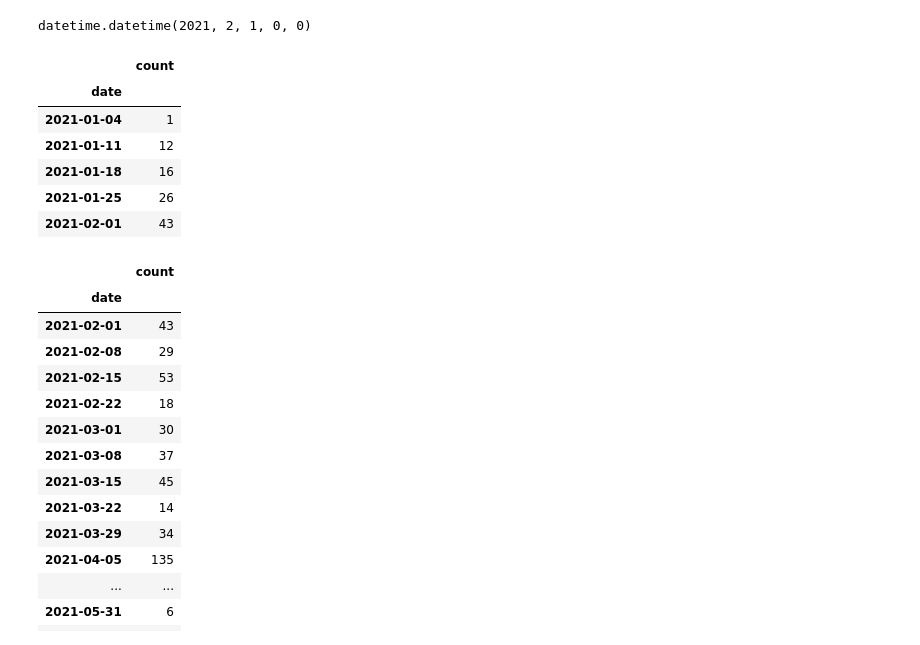
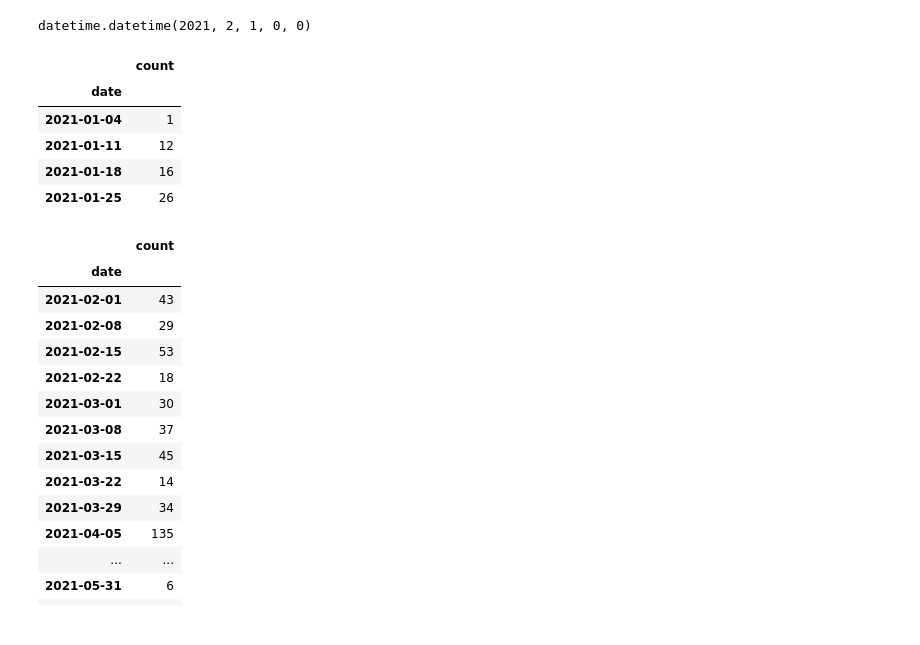
Before and after one commit to anastasia-pashkova/TDI_capstone, a Jupyter notebook: aap_capstone_2022-03-29_data_analysis.ipynb, the cells around one changed output. Saved outputs shown, nothing was run; the diff lists cells and outputs as text; code cells hidden in the pictures.

```diff
--- a/aap_capstone_2022-03-29_data_analysis.ipynb
+++ b/aap_capstone_2022-03-29_data_analysis.ipynb
@@ -159,16 +174,15 @@ datetime.datetime(2021, 2, 1, 0, 0)
 # %%
 df_user1_weekly_jan = df_user1_weekly.loc['2020-12-31':'2021-01-31']
 # df.loc['2014-01-01':'2014-02-01']
-# %%
-df_user1_weekly_jan_june
-# %% [output]
-|  | count |
-| date |  |
-| 2021-01-04 | 1 |
-| 2021-01-11 | 12 |
-| 2021-01-18 | 16 |
-| 2021-01-25 | 26 |
-| 2021-02-01 | 43 |
+# %%
+df_user1_weekly_jan
+# %% [output]
+|  | count |
+| date |  |
+| 2021-01-04 | 1 |
+| 2021-01-11 | 12 |
+| 2021-01-18 | 16 |
+| 2021-01-25 | 26 |
 # %%
 df_user1_weekly_train_feb_jun = df_user1_weekly.loc['2021-02-01':'2021-06-30']
 # %%
```
Also changed, not shown: parts of 6 cells of this notebook, 1 other file.
